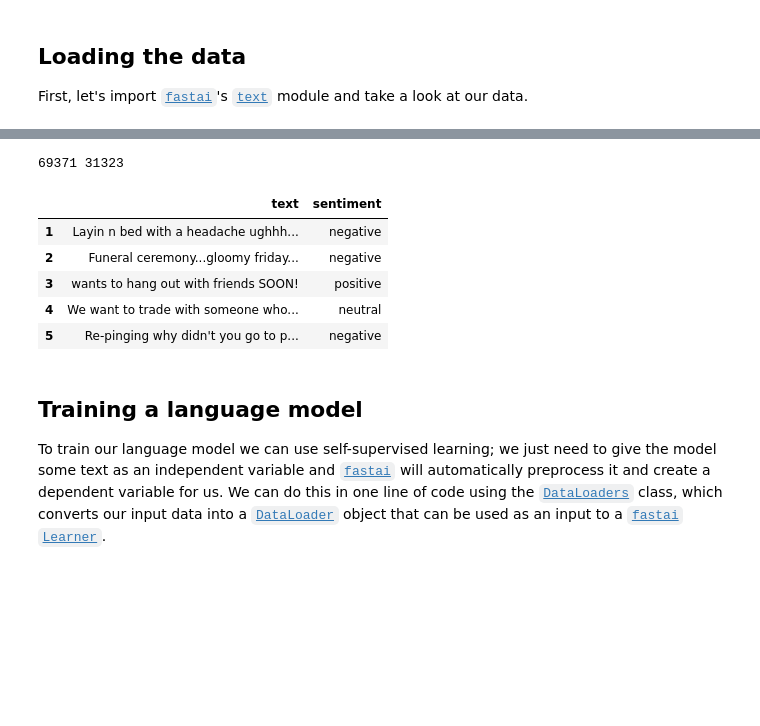
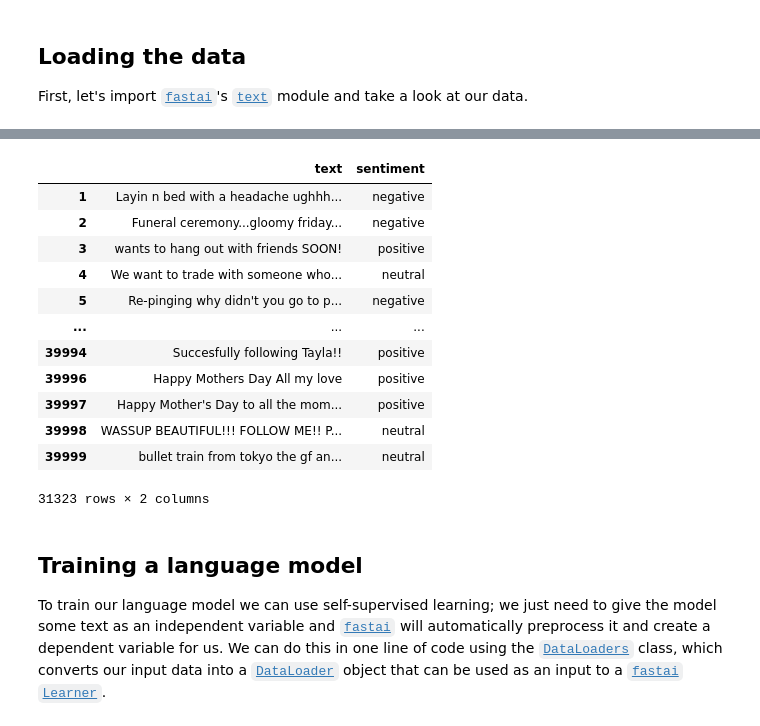
Before and after one commit to MadaoIsMyBrother/sentiment-analysis, a Jupyter notebook: covid-19-vaccine-sentiment-analysis-with-fastai.ipynb, the cells around one changed output, grey strips where cells are left out. Saved outputs shown, nothing was run; the diff lists cells and outputs as text; code cells hidden in the pictures; blank space fills up the shorter version.

```diff
--- a/covid-19-vaccine-sentiment-analysis-with-fastai.ipynb
+++ b/covid-19-vaccine-sentiment-analysis-with-fastai.ipynb
@@ -53,37 +3,0 @@ We ideally want the language model to learn not just about tweet language, but m
-# %%
-# Code via https://www.kaggle.com/garyongguanjie/comments-analysis
-def de_emojify(inputString):
-    return inputString.encode('ascii', 'ignore').decode('ascii')
-
-# Code via https://www.kaggle.com/pawanbhandarkar/generate-smarter-word-clouds-with-log-likelihood
-def tweet_proc(df, text_col='text'):
-    df['orig_text'] = df[text_col]
-    # Remove twitter handles
-    df[text_col] = df[text_col].apply(lambda x:re.sub('@[^\s]+','',x))
-    # Remove URLs
-    df[text_col] = df[text_col].apply(lambda x:re.sub(r"http\S+", "", x))
-    # Remove emojis
-    df[text_col] = df[text_col].apply(de_emojify)
-    # Remove hashtags
-    df[text_col] = df[text_col].apply(lambda x:re.sub(r'\B#\S+','',x))
-    return df[df[text_col]!='']
-
-# Clean the text data and combine the dfs
-tweets = tweets[['old_text', 'new_sentiment']].rename(columns={'old_text':'text', 'new_sentiment':'sentiment'})
-vax_tweets['sentiment'] = np.nan
-tweets = tweet_proc(tweets)
-vax_tweets = tweet_proc(vax_tweets)
-df_lm = tweets[['text', 'sentiment']].append(vax_tweets[['text', 'sentiment']])
-df_clas = df_lm.dropna(subset=['sentiment'])
-print(len(df_lm), len(df_clas))
-# %% [output]
-69371 31323
-# %%
-df_clas.head()
-# %% [output]
-|  | text | sentiment |
-| 1 | Layin n bed with a headache ughhh... | negative |
-| 2 | Funeral ceremony...gloomy friday... | negative |
-| 3 | wants to hang out with friends SOON! | positive |
-| 4 | We want to trade with someone who... | neutral |
-| 5 | Re-pinging why didn't you go to p... | negative |
@@ -90,3 +31,19 @@ df_clas.head()
+# %%
+tweets
+# %% [output]
+|  | text | sentiment |
+| 1 | Layin n bed with a headache ughhh... | negative |
+| 2 | Funeral ceremony...gloomy friday... | negative |
+| 3 | wants to hang out with friends SOON! | positive |
+| 4 | We want to trade with someone who... | neutral |
+| 5 | Re-pinging why didn't you go to p... | negative |
+| ... | ... | ... |
+| 39994 | Succesfully following Tayla!! | positive |
+| 39996 | Happy Mothers Day All my love | positive |
+| 39997 | Happy Mother's Day to all the mom... | positive |
+| 39998 | WASSUP BEAUTIFUL!!! FOLLOW ME!! P... | neutral |
+| 39999 | bullet train from tokyo the gf an... | neutral |
+31323 rows × 2 columns
 # %% [markdown]
 ## Training a language model
 To train our language model we can use self-supervised learning; we just need to give the model some text as an independent variable and [`fastai`](https://docs.fast.ai/) will automatically preprocess it and create a dependent variable for us. We can do this in one line of code using the [`DataLoaders`](https://docs.fast.ai/data.core.html#DataLoaders) class, which converts our input data into a [`DataLoader`](https://docs.fast.ai/data.load.html#DataLoader) object that can be used as an input to a [`fastai`](https://docs.fast.ai/) [`Learner`](https://docs.fast.ai/learner.html#Learner).
```
Also changed, not shown: parts of 16 cells of this notebook, 3 other files.
